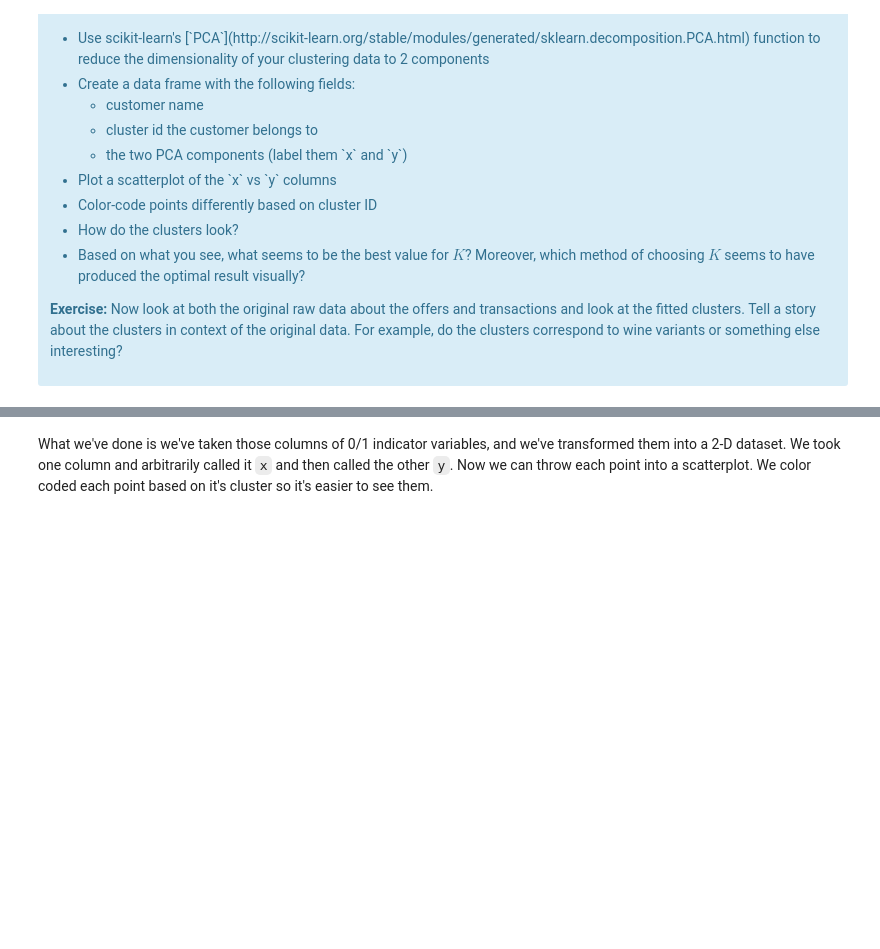
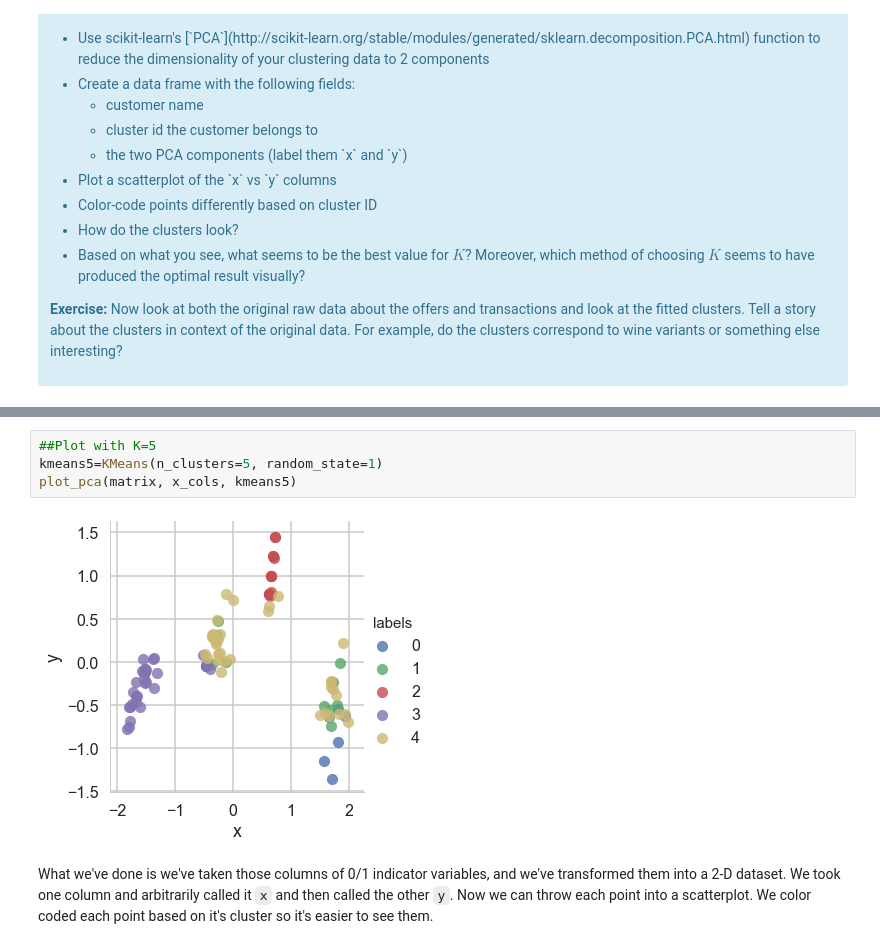
Before and after one commit to DrAugustine1981/Springboard, a Jupyter notebook: Mini_Project_Clustering.ipynb, the cells around one changed output, grey strips where cells are left out. Drawn from its saved outputs; the diff is of its cells as text; blank space fills up the shorter version.

```diff
--- a/Mini_Project_Clustering.ipynb
+++ b/Mini_Project_Clustering.ipynb
@@ -270,3 +280,9 @@ NameError: name 'labels' is not defined
+# %%
+##Plot with K=5
+kmeans5=KMeans(n_clusters=5, random_state=1)
+plot_pca(matrix, x_cols, kmeans5)
+# %% [output]
+[figure, added]
 # %% [markdown]
 What we've done is we've taken those columns of 0/1 indicator variables, and we've transformed them into a 2-D dataset. We took one column and arbitrarily called it `x` and then called the other `y`. Now we can throw each point into a scatterplot. We color coded each point based on it's cluster so it's easier to see them.
 # %% [markdown]
```
Also changed, not shown: parts of 20 cells of this notebook.
